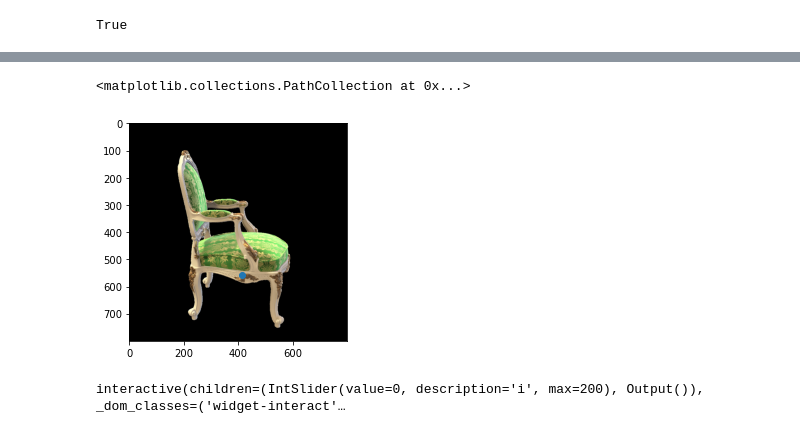
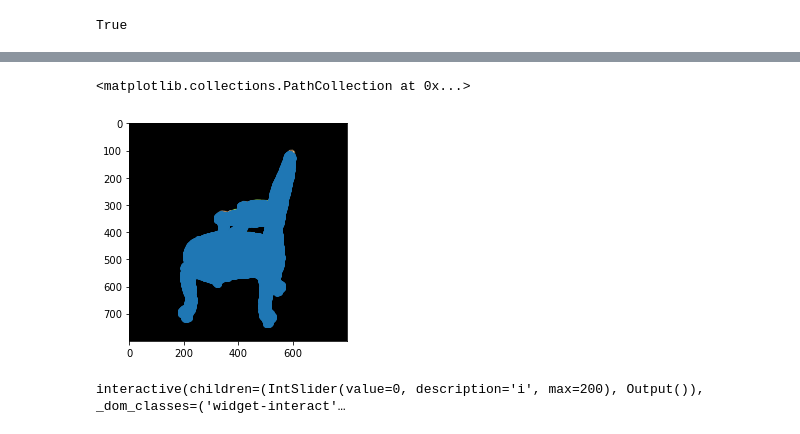
Before and after one commit to akristoffersen/Scene2Mesh, a Jupyter notebook: notebooks/texture.ipynb, the cells around one changed output, grey strips where cells are left out. Saved outputs shown, nothing was run; the diff lists cells and outputs as text; code cells hidden in the pictures.

```diff
--- a/notebooks/texture.ipynb
+++ b/notebooks/texture.ipynb
@@ -398,7 +397,7 @@ True
 json_chair_fn = "/Users/alexkristoffersen/Desktop/cs184/final_project/chair/transforms_test.json"
 imgs_dir = "/Users/alexkristoffersen/Desktop/cs184/final_project/chair/test"
 # %%
-c2ws, camera_angle_x = utils.nerf_utils.create_c2ws(json_chair_fn)
+c2ws, camera_angle_x, _ = utils.nerf_utils.create_c2ws(json_chair_fn)
 im_names = sorted(
     [fn for fn in os.listdir(imgs_dir) if 'png' in fn and 'depth' not in fn and 'normal' not in fn],
     key = lambda x: int(x[2:-4]),
@@ -428,6 +427,6 @@ vertices = np.stack(
     [chair_verts.numpy()[triangle[i]] for i in range(3)]
 )
 print(vertices)
-
-i = utils.nerf_utils.find_best_im(c2ws, camera_angle_x, ims, depth_ims, vertices)
+vertices = chair_verts
+i = utils.nerf_utils.find_best_im(c2ws, camera_angle_x, vertices, ims=ims, depth_ims=None)
 # %% [output]
@@ -451,2 +437,2 @@ best: 126 144.0
 # %%
-homo_verts = np.hstack([vertices, np.ones((3,1))])
+homo_verts = np.hstack([vertices, np.ones((vertices.shape[0],1))])
@@ -456,3 +439,16 @@ verts_camera_space = w2c @ homo_verts.T
+# %%
+w2c = np.linalg.inv(c2ws[i])
+a = np.array(
+    [
+        [0.0, -1.0, 0.0, 0.0],
+        [+1.0, 0.0, 0.0, 0.0],
+        [0.0, 0.0, 1.0, 0.0],
+        [0.0, 0.0, 0.0, 1.0],
+    ],
+)
+
+
+verts_camera_space = w2c @ a @ homo_verts.T
 # %%
 verts_camera_space[:2] /= verts_camera_space[2]
 # %%
@@ -465,13 +475,15 @@ print(px_coords)
 # %%
 plt.imshow(ims[i])
 plt.scatter(
-    800 - (px_coords[0, 0] + 400), # x
-    px_coords[0, 1] + 400, # y
+    400 - px_coords[:, 0],
+    400 + px_coords[:, 1]
+    # 800 - (px_coords[0, 0] + 400), # x
+    # px_coords[0, 1] + 400, # y
 )
 # NOTE: visualizing with this, it goes x, y, but accessing goes y, x
 # %% [output]
 <matplotlib.collections.PathCollection at 0x...>
-[figure, old version]
+[figure, new version]
 # %%
 interact(lambda i: plt.imshow(ims[i]), i=widgets.IntSlider(min=0, max=len(ims), step=1, value=0))
 # %% [output]
```
Also changed, not shown: parts of 12 cells of this notebook.
